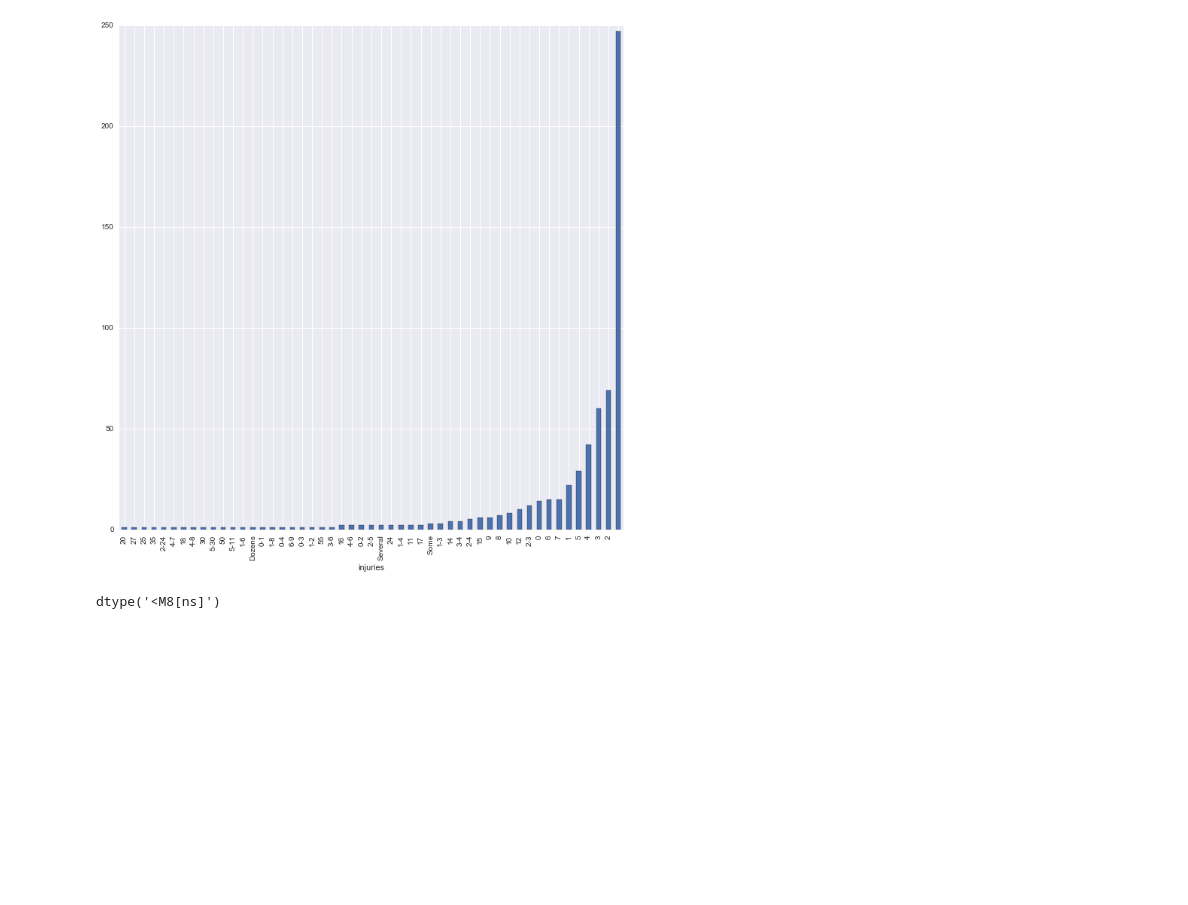
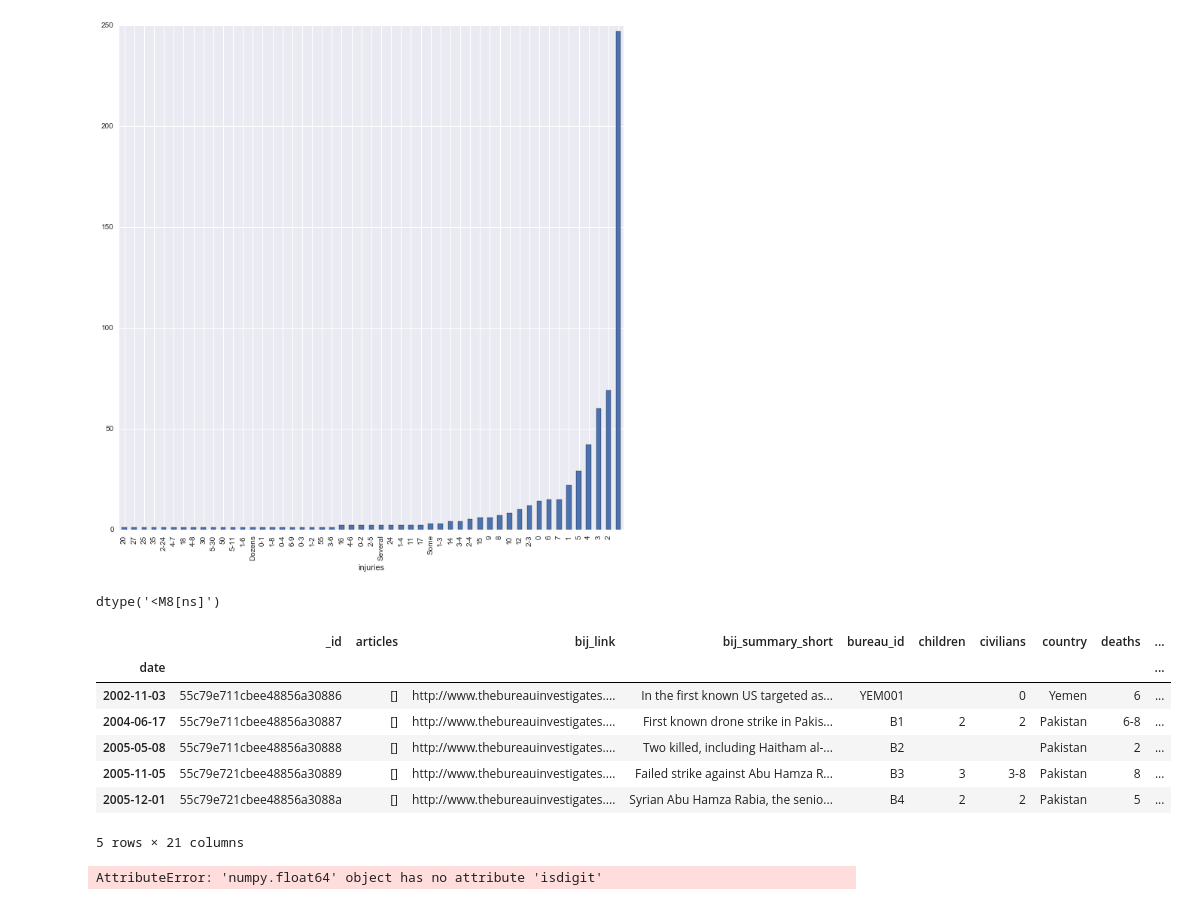
Before and after one commit to stavgrossfeld/GA-Data-Science-Immersive, a Jupyter notebook: week-02/5.3-EDA-practice/notebooks/Untitled.ipynb, the cells around one changed output. Cells and saved outputs as stored; diff of their text form; code cells hidden in the pictures; blank space fills up the shorter version.

```diff
--- a/week-02/5.3-EDA-practice/notebooks/Untitled.ipynb
+++ b/week-02/5.3-EDA-practice/notebooks/Untitled.ipynb
@@ -164,0 +166,33 @@ drone.index = drone.date['M']
+# %%
+drone.head()
+# %% [output]
+|  | _id | articles | bij_link | bij_summary_short | bureau_id | children | civilians | country | deaths | ... |
+| date |  |  |  |  |  |  |  |  |  | ... |
+| 2002-11-03 | 55c79e711cbee48856a30886 | [] | http://www.thebureauinvestigates.... | In the first known US targeted as... | YEM001 |  | 0 | Yemen | 6 | ... |
+| 2004-06-17 | 55c79e711cbee48856a30887 | [] | http://www.thebureauinvestigates.... | First known drone strike in Pakis... | B1 | 2 | 2 | Pakistan | 6-8 | ... |
+| 2005-05-08 | 55c79e711cbee48856a30888 | [] | http://www.thebureauinvestigates.... | Two killed, including Haitham al-... | B2 |  |  | Pakistan | 2 | ... |
+| 2005-11-05 | 55c79e721cbee48856a30889 | [] | http://www.thebureauinvestigates.... | Failed strike against Abu Hamza R... | B3 | 3 | 3-8 | Pakistan | 8 | ... |
+| 2005-12-01 | 55c79e721cbee48856a3088a | [] | http://www.thebureauinvestigates.... | Syrian Abu Hamza Rabia, the senio... | B4 | 2 | 2 | Pakistan | 5 | ... |
+5 rows × 21 columns
+# %%
+### clean numreical data
+drone.deaths_min = drone.deaths_min.map(lambda x: float(x))
+
+d_min = []
+for death in drone.deaths_min:
+    if death.isdigit():
+        d_min.append(int(death))
+    else:
+        d_min.append(0)
+drone.deaths_min = d_min
+
+
+d_max = []
+for death in drone.deaths_max:
+    if death.isint():
+        d_min.append(int(death))
+    else:
+        d_min.append(0)
+drone.deaths_min = d_max
+# %% [output]
+AttributeError: 'numpy.float64' object has no attribute 'isdigit'
```
Also changed, not shown: parts of 5 cells of this notebook, 1 other file.
